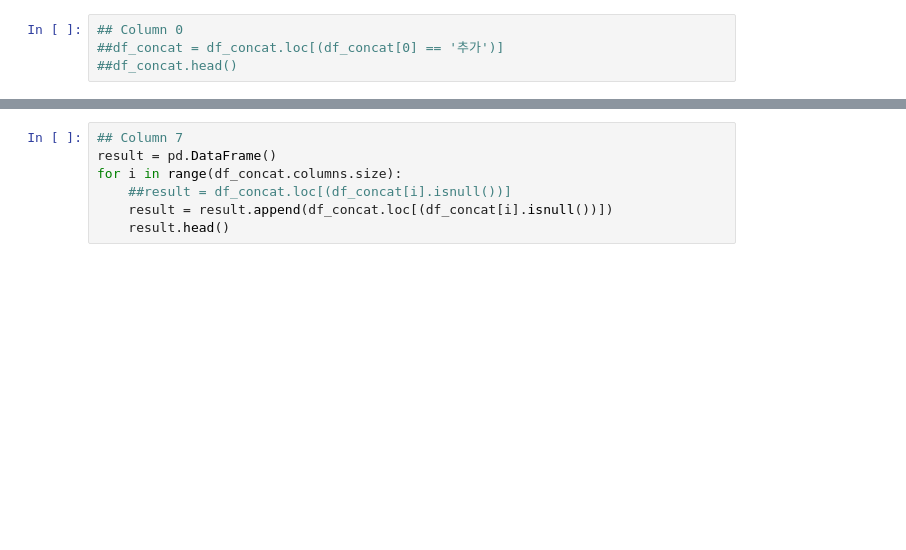
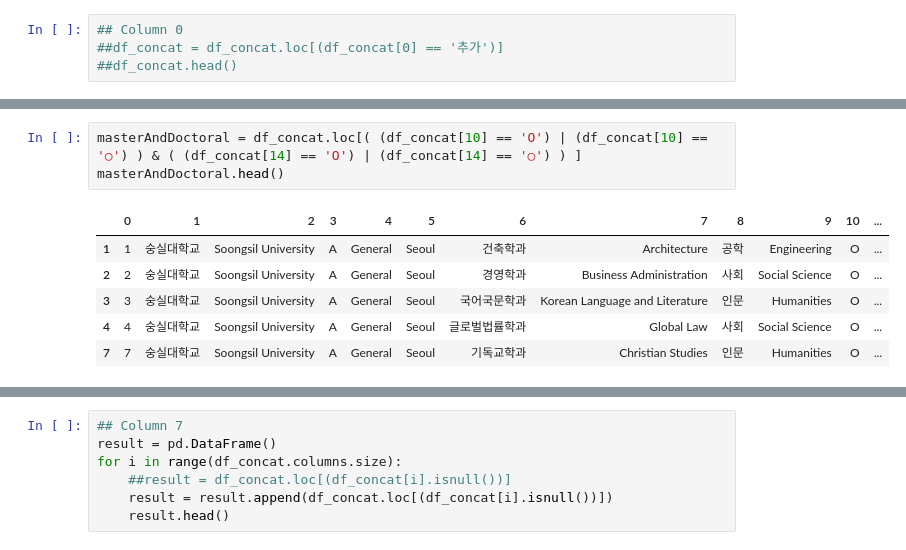
Before and after one commit to JASorianoHernandez/gks24_UniversityDataInformationProject, a Jupyter notebook: GKS24_Univeristies_DataInformation.ipynb, the cells around one changed output, grey strips where cells are left out. Drawn from its saved outputs; the diff is of its cells as text; blank space fills up the shorter version.

```diff
--- a/GKS24_Univeristies_DataInformation.ipynb
+++ b/GKS24_Univeristies_DataInformation.ipynb
@@ -235,2 +186,12 @@ df_concat.drop(df_concat.loc[(df_concat[1] == '※ English Language Proficiency\
+# %%
+masterAndDoctoral = df_concat.loc[( (df_concat[10] == 'O') | (df_concat[10] == '○') ) & ( (df_concat[14] == 'O') | (df_concat[14] == '○') ) ]
+masterAndDoctoral.head()
+# %% [output]
+|  | 0 | 1 | 2 | 3 | 4 | 5 | 6 | 7 | 8 | 9 | 10 | ... |
+| 1 | 1 | 숭실대학교 | Soongsil University | A | General | Seoul | 건축학과 | Architecture | 공학 | Engineering | O | ... |
+| 2 | 2 | 숭실대학교 | Soongsil University | A | General | Seoul | 경영학과 | Business Administration | 사회 | Social Science | O | ... |
+| 3 | 3 | 숭실대학교 | Soongsil University | A | General | Seoul | 국어국문학과 | Korean Language and Literature | 인문 | Humanities | O | ... |
+| 4 | 4 | 숭실대학교 | Soongsil University | A | General | Seoul | 글로벌법률학과 | Global Law | 사회 | Social Science | O | ... |
+| 7 | 7 | 숭실대학교 | Soongsil University | A | General | Seoul | 기독교학과 | Christian Studies | 인문 | Humanities | O | ... |
 # %%
 ## Column 4
```
Also changed, not shown: parts of 34 cells of this notebook.
